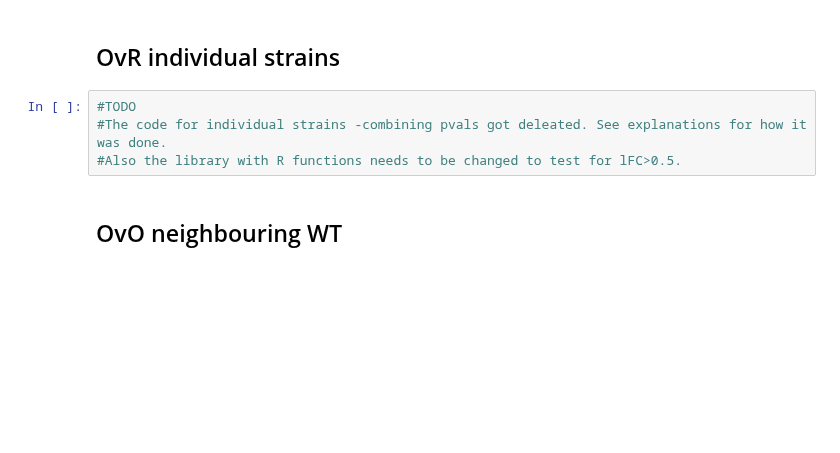
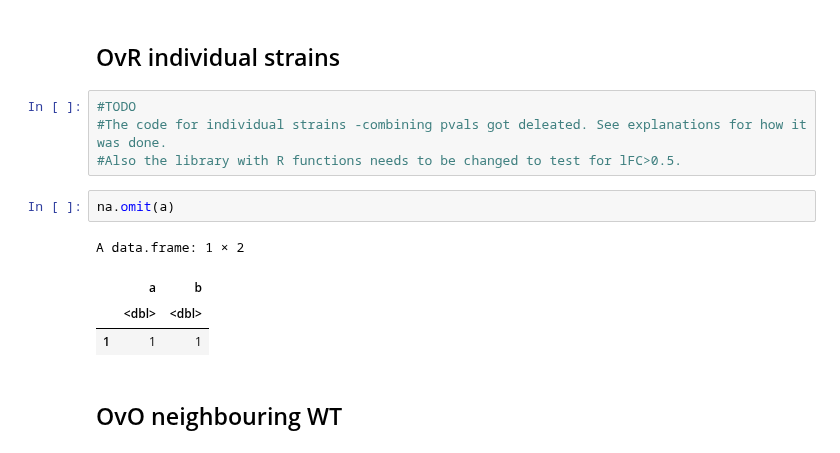
Before and after one commit to biolab/baylor-dicty, a Jupyter notebook: R/deDevelopmentalStages_DESeq2_serverscript.ipynb, the cells around one changed output. Drawn from its saved outputs; the diff is of its cells as text; blank space fills up the shorter version.

```diff
--- a/R/deDevelopmentalStages_DESeq2_serverscript.ipynb
+++ b/R/deDevelopmentalStages_DESeq2_serverscript.ipynb
@@ -261,6 +261,13 @@ fitting model and testing
 #TODO
 #The code for individual strains -combining pvals got deleated. See explanations for how it was done.
 #Also the library with R functions needs to be changed to test for lFC>0.5.
+# %%
+na.omit(a)
+# %% [output]
+A data.frame: 1 × 2
+|  | a | b |
+|  | <dbl> | <dbl> |
+| 1 | 1 | 1 |
 # %% [markdown]
 ## OvO neighbouring WT
 # %%
```
Also changed, not shown: parts of 23 cells of this notebook, 2 other files.
